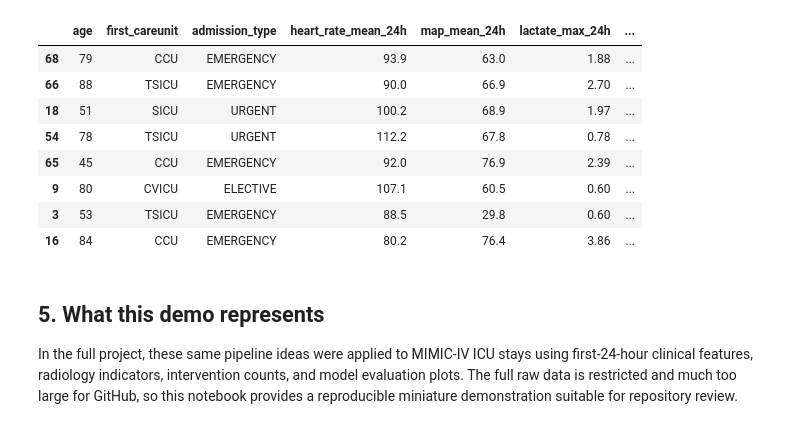
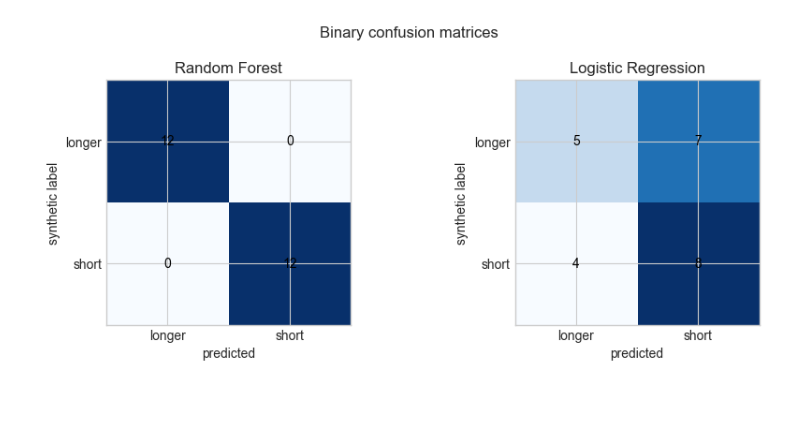
Before and after one commit to mihirraja/ICU-Length-of-Stay-Prediction-Capstone-Project-, a Jupyter notebook: project.ipynb, the cells around one changed output. Cells and saved outputs as stored; diff of their text form; code cells hidden in the pictures; blank space fills up the shorter version.

Commit message:
Prepare capstone project for portfolio repo

```diff
--- a/project.ipynb
+++ b/project.ipynb
@@ -122,20 +117,19 @@ These rows show the type of output the full project can produce: an estimated pr
-# %%
-example_rows = X_test.copy()
-example_rows['actual_longer_than_2d'] = y_test.values
-example_rows['predicted_probability_longer_than_2d'] = best_model.predict_proba(X_test)[:, 1]
-example_rows['predicted_label'] = best_model.predict(X_test)
-example_rows.sort_values('predicted_probability_longer_than_2d', ascending=False).head(8).round(3)
-# %% [output]
-|  | age | first_careunit | admission_type | heart_rate_mean_24h | map_mean_24h | lactate_max_24h | ... |
-| 68 | 79 | CCU | EMERGENCY | 93.9 | 63.0 | 1.88 | ... |
-| 66 | 88 | TSICU | EMERGENCY | 90.0 | 66.9 | 2.70 | ... |
-| 18 | 51 | SICU | URGENT | 100.2 | 68.9 | 1.97 | ... |
-| 54 | 78 | TSICU | URGENT | 112.2 | 67.8 | 0.78 | ... |
-| 65 | 45 | CCU | EMERGENCY | 92.0 | 76.9 | 2.39 | ... |
-| 9 | 80 | CVICU | ELECTIVE | 107.1 | 60.5 | 0.60 | ... |
-| 3 | 53 | TSICU | EMERGENCY | 88.5 | 29.8 | 0.60 | ... |
-| 16 | 84 | CCU | EMERGENCY | 80.2 | 76.4 | 3.86 | ... |
-# %% [markdown]
-## 5. What this demo represents
-
-In the full project, these same pipeline ideas were applied to MIMIC-IV ICU stays using first-24-hour clinical features, radiology indicators, intervention counts, and model evaluation plots. The full raw data is restricted and much too large for GitHub, so this notebook provides a reproducible miniature demonstration suitable for repository review.
+# %%
+fig, axes = plt.subplots(1, 2, figsize=(9, 3.8))
+labels = ["longer", "short"]
+for ax, label in zip(axes, ["Binary Random Forest", "Binary Logistic Regression"]):
+    cm = confusion_matrix(binary_true, binary_predictions[label]["prediction"], labels=labels)
+    ax.imshow(cm, cmap="Blues")
+    ax.set_title(label.replace("Binary ", ""))
+    ax.set_xticks(range(len(labels)), labels=labels)
+    ax.set_yticks(range(len(labels)), labels=labels)
+    ax.set_xlabel("predicted")
+    ax.set_ylabel("synthetic label")
+    for i in range(cm.shape[0]):
+        for j in range(cm.shape[1]):
+            ax.text(j, i, cm[i, j], ha="center", va="center", color="black")
+fig.suptitle("Binary confusion matrices")
+plt.tight_layout()
+plt.show()
+# %% [output]
+[figure, added]
```
Also changed, not shown: parts of 23 cells of this notebook, 9 other files.
